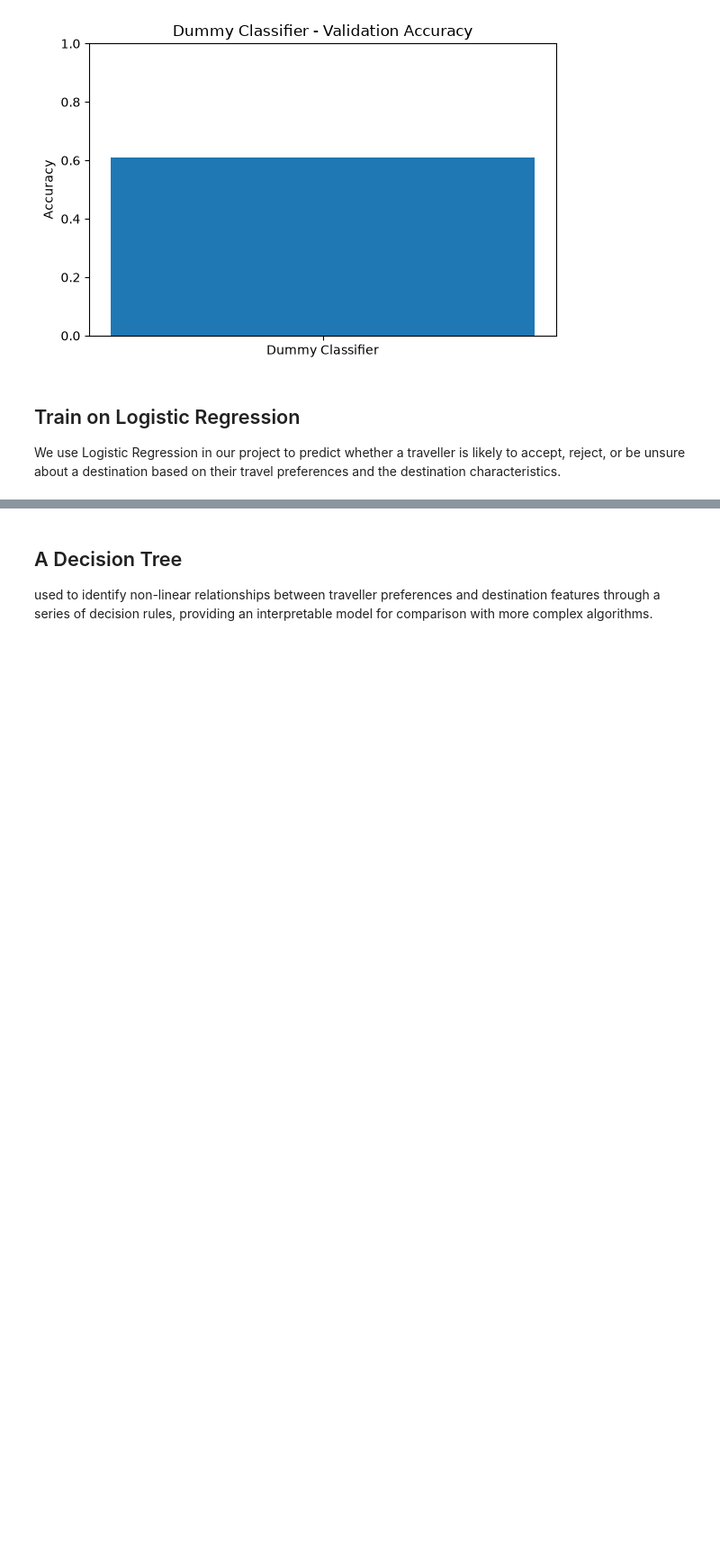
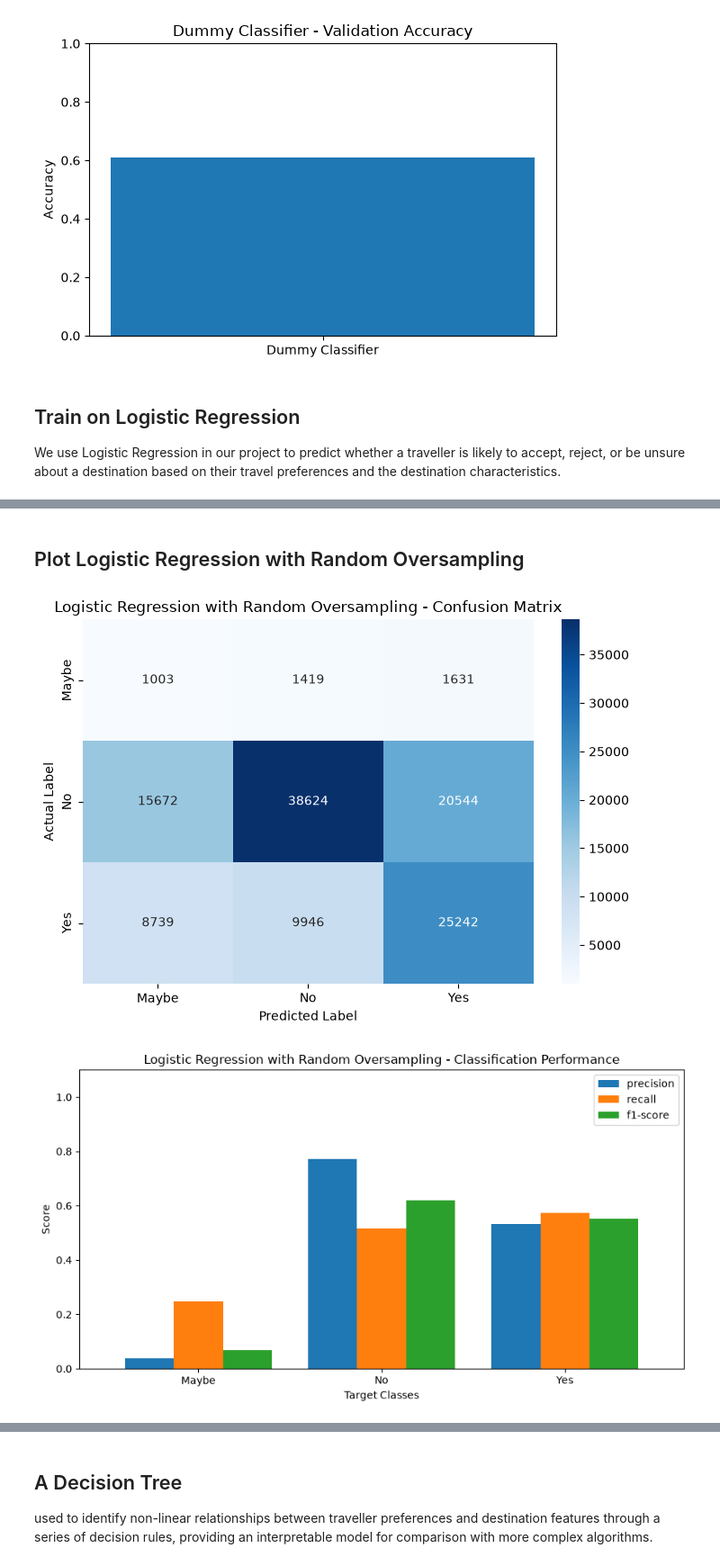
Before and after one commit to IreneStephen-DS/Indian_Tourism_ML, a Jupyter notebook: ProjectFiles/project.ipynb, the cells around one changed output, grey strips where cells are left out. Shown at 90% size. Cells and saved outputs as stored; diff of their text form; code cells hidden in the pictures; blank space fills up the shorter version.

```diff
--- a/ProjectFiles/project.ipynb
+++ b/ProjectFiles/project.ipynb
@@ -1710,0 +2028,69 @@ weighted avg       0.64      0.66      0.65    159124
+# %% [markdown]
+## Plot Logistic Regression with Random Oversampling
+# %%
+
+# 1. Confusion Matrix
+cm_oversampled = confusion_matrix(
+    y_val,
+    y_val_pred_oversampled,
+    labels=logistic_oversampled_model.classes_
+)
+
+plt.figure(figsize=(7, 5))
+sns.heatmap(
+    cm_oversampled,
+    annot=True,
+    fmt='d',
+    cmap='Blues',
+    xticklabels=logistic_oversampled_model.classes_,
+    yticklabels=logistic_oversampled_model.classes_
+)
+plt.title('Logistic Regression with Random Oversampling - Confusion Matrix')
+plt.xlabel('Predicted Label')
+plt.ylabel('Actual Label')
+plt.tight_layout()
+plt.show()
+
+# 2. Classification Performance
+report_oversampled = classification_report(
+    y_val,
+    y_val_pred_oversampled,
+    output_dict=True,
+    zero_division=0
+)
+
+report_oversampled_df = pd.DataFrame(report_oversampled).T
+
+class_metrics_oversampled = report_oversampled_df.loc[
+    [str(c) for c in logistic_oversampled_model.classes_],
+    ['precision', 'recall', 'f1-score']
+]
+
+class_metrics_oversampled.plot(
+    kind='bar',
+    figsize=(9, 5),
+    width=0.8
+)
+
+plt.title('Logistic Regression with Random Oversampling - Classification Performance')
+plt.xlabel('Target Classes')
+plt.ylabel('Score')
+plt.ylim(0, 1.1)
+plt.xticks(rotation=0)
+plt.tight_layout()
+plt.show()
+
+# 3. Accuracy Comparison
+plt.figure(figsize=(6, 4))
+plt.bar(
+    ['Training', 'Validation'],
+    [train_accuracy_oversampled, val_accuracy_oversampled]
+)
+plt.title('Logistic Regression with Random Oversampling - Accuracy')
+plt.ylabel('Accuracy')
+plt.ylim(0, 1)
+plt.tight_layout()
+plt.show()
+# %% [output]
+[figure, added]
+[figure, added]
```
Also changed, not shown: parts of 28 cells of this notebook.
